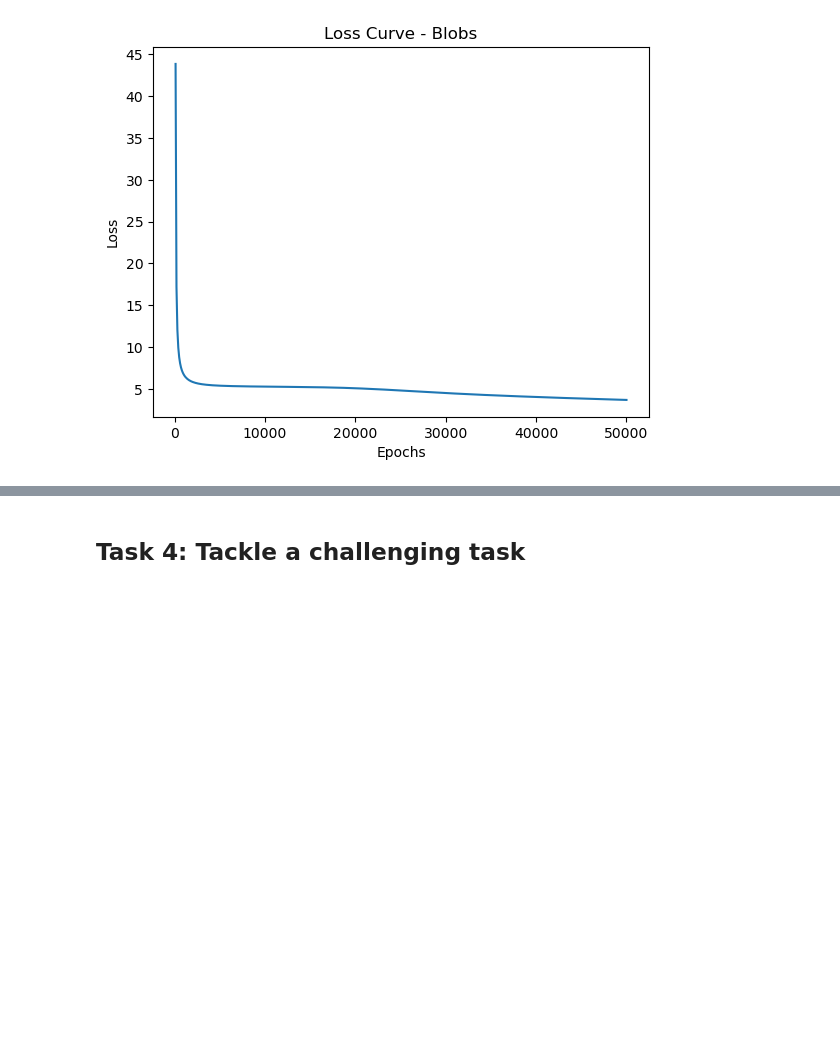
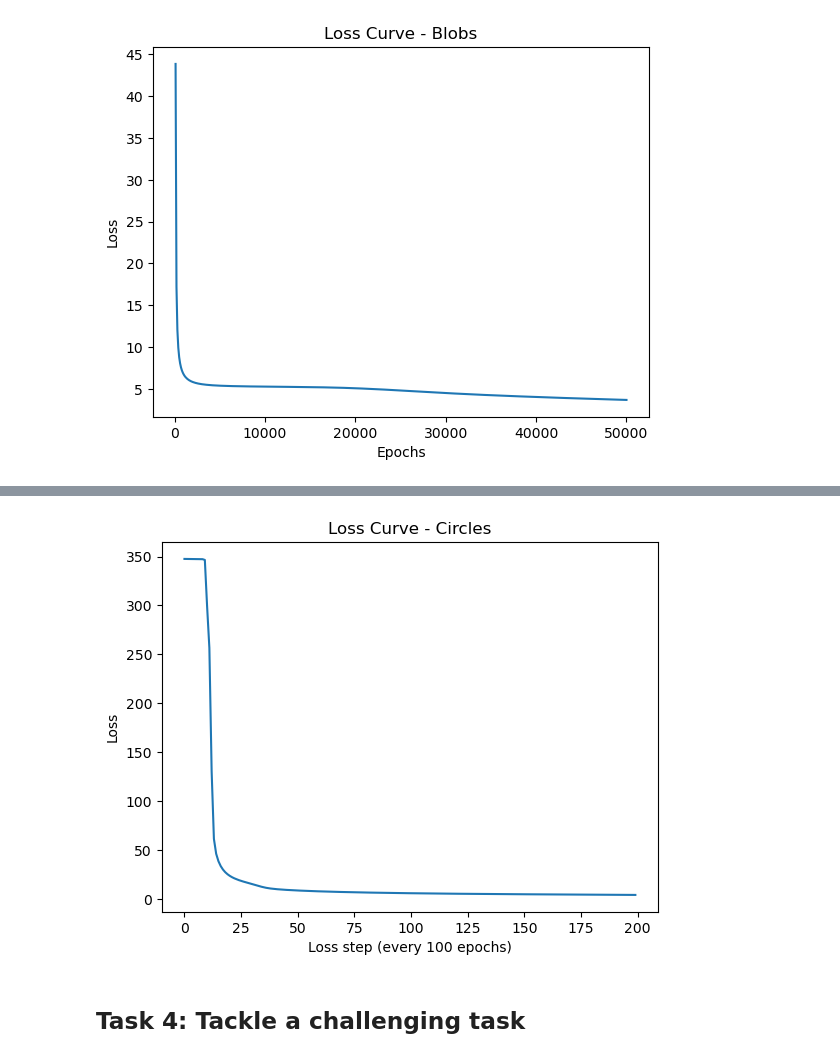
Before and after one commit to aakanksha1500/CT5133_DL_colab, a Jupyter notebook: DL_Assignment1_latest.ipynb, the cells around one changed output, grey strips where cells are left out. Saved outputs shown, nothing was run; the diff lists cells and outputs as text; code cells hidden in the pictures; blank space fills up the shorter version.

Commit message:
implemented train_network on circles dataset and plotted epoch vs loss graph

```diff
--- a/DL_Assignment1_latest.ipynb
+++ b/DL_Assignment1_latest.ipynb
@@ -513,0 +506,5 @@ plt.show()
+# %%
+params_circles, losses_circles = train_network(X_circles, Y_circles,
+                                  n_hidden=5,
+                                  learning_rate=0.01,
+                                  epochs=20000)
@@ -514,3 +556,11 @@ plt.show()
+# %%
+plt.plot(losses_circles)
+plt.title("Loss Curve - Circles")
+plt.xlabel("Loss step (every 100 epochs)")
+plt.ylabel("Loss")
+plt.show()
+# %% [output]
+[figure, added]
 # %% [markdown]
 ## Task 4: Tackle a challenging task
 # %% [markdown]
```
Also changed, not shown: parts of 8 cells of this notebook.
